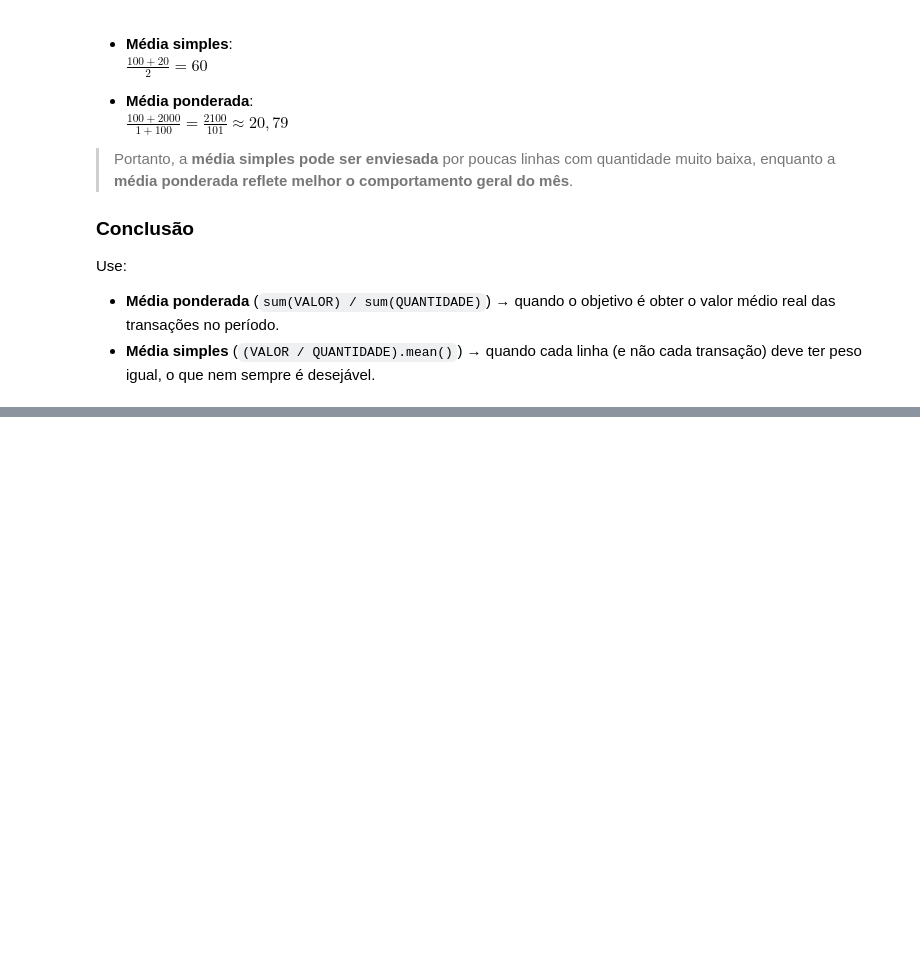
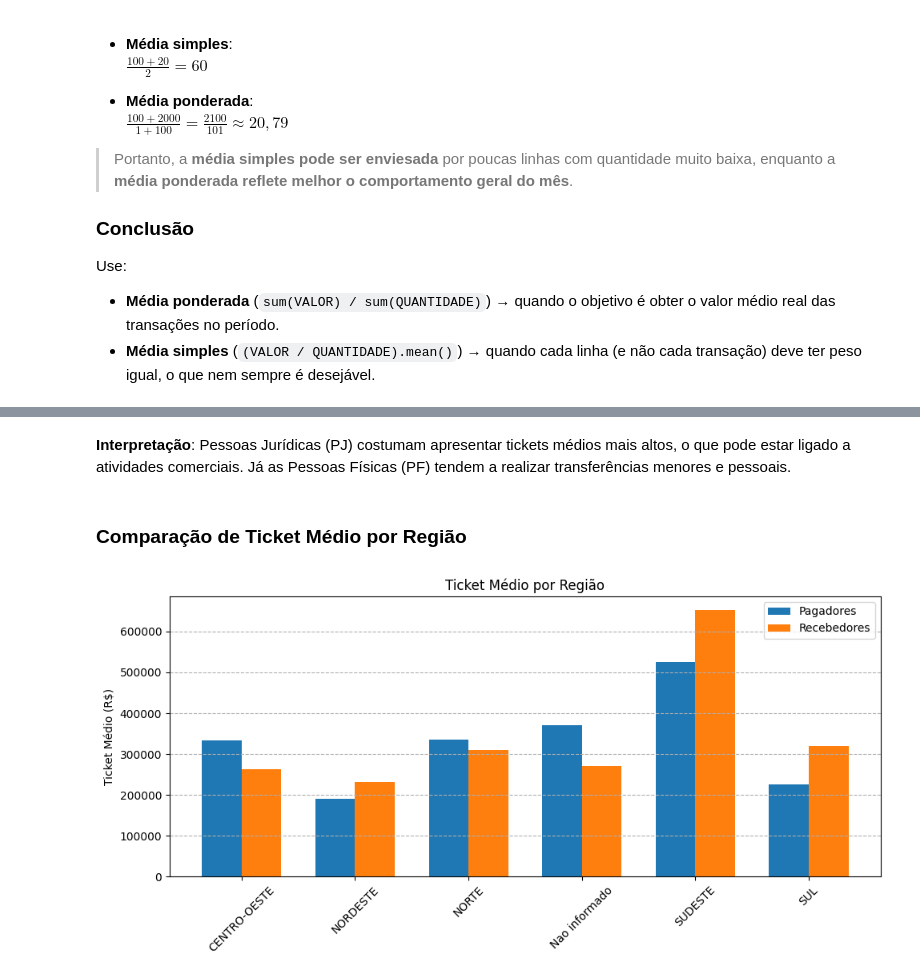
Before and after one commit to caiobarrosmelo/transacoesPixDS, a Jupyter notebook: relatorio_pix.ipynb, the cells around one changed output, grey strips where cells are left out. Saved outputs shown, nothing was run; the diff lists cells and outputs as text; code cells hidden in the pictures; blank space fills up the shorter version.

```diff
--- a/relatorio_pix.ipynb
+++ b/relatorio_pix.ipynb
@@ -284,0 +391,24 @@ Use:
+# %% [markdown]
+**Interpretação**: Pessoas Jurídicas (PJ) costumam apresentar tickets médios mais altos, o que pode estar ligado a atividades comerciais. Já as Pessoas Físicas (PF) tendem a realizar transferências menores e pessoais.
+# %% [markdown]
+### Comparação de Ticket Médio por Região
+# %%
+pag_reg = df_pix.groupby('PAG_REGIAO')['TICKET_MEDIO'].mean()
+rec_reg = df_pix.groupby('REC_REGIAO')['TICKET_MEDIO'].mean()
+
+x = np.arange(len(pag_reg.index))
+width = 0.35
+
+fig, ax = plt.subplots(figsize=(10,5))
+ax.bar(x - width/2, pag_reg.values, width, label='Pagadores')
+ax.bar(x + width/2, rec_reg.values, width, label='Recebedores')
+ax.set_xticks(x)
+ax.set_xticklabels(pag_reg.index, rotation=45)
+ax.set_ylabel('Ticket Médio (R$)')
+ax.set_title('Ticket Médio por Região')
+ax.legend()
+plt.grid(axis='y', linestyle='--')
+plt.tight_layout()
+plt.show()
+# %% [output]
+[figure, added]
```
Also changed, not shown: parts of 16 cells of this notebook.
